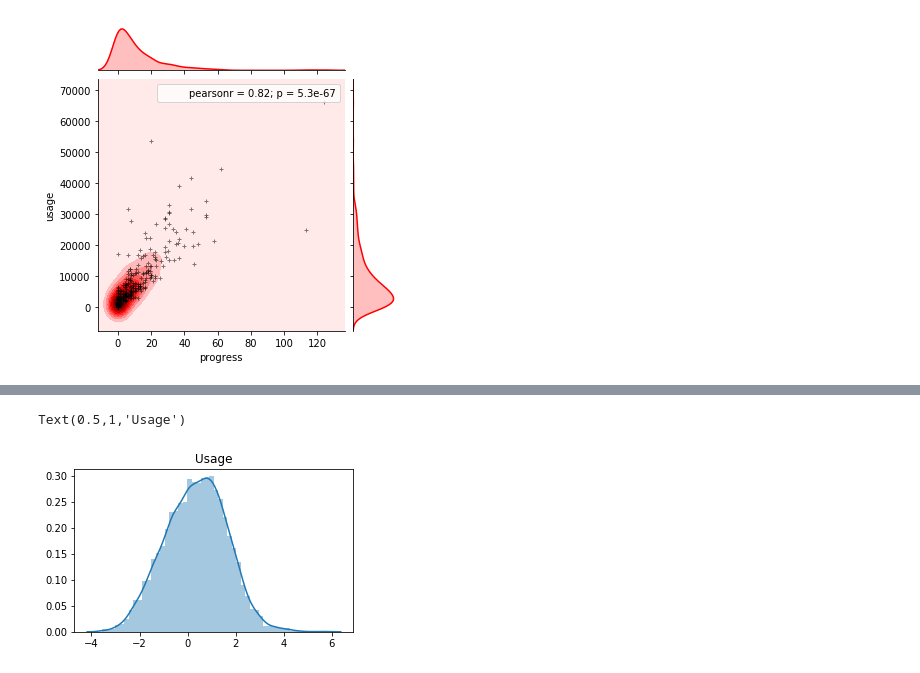
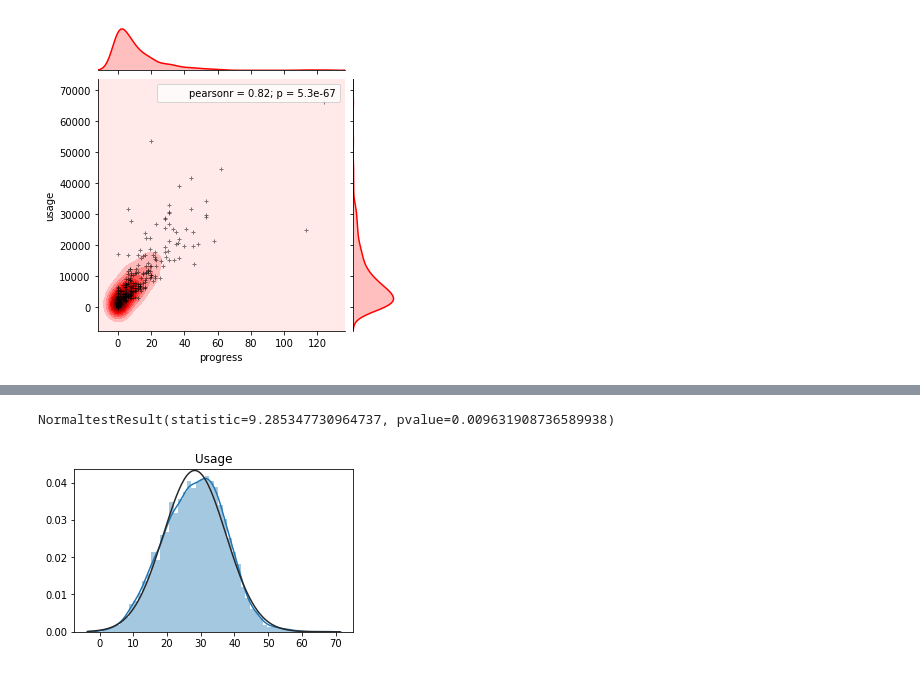
Before and after one commit to vicaws/Whizz, a Jupyter notebook: Code/Churn/Churn/NB_FeatureEngineering.ipynb, the cells around one changed output, grey strips where cells are left out. Cells and saved outputs as stored; diff of their text form; code cells hidden in the pictures.

```diff
--- a/Code/Churn/Churn/NB_FeatureEngineering.ipynb
+++ b/Code/Churn/Churn/NB_FeatureEngineering.ipynb
@@ -229,14 +344,19 @@ sns.distplot(df_whizz1.last_access+1, fit=beta)
 # %%
-from scipy.stats import gamma
+from scipy.stats import norm
 from scipy.stats import boxcox
 
-x = df_whizz1.usage.values / 3600
+x = df_whizz1.usage.values+1
 xt, _ = boxcox(x)
 
 fig = plt.figure(figsize=(5,3))
 ax = fig.add_subplot(111)
-sns.distplot(xt)
+sns.distplot(xt, fit=norm)
 ax.set_title('Usage')
+
+u, s = norm.fit(xt)
+stats.kstest(xt, norm(u,s).cdf)
+
+stats.normaltest(xt)
 # %% [output]
-Text(0.5,1,'Usage')
+NormaltestResult(statistic=9.285347730964737, pvalue=0.009631908736589938)
-[figure, old version]
+[figure, new version]
```
Also changed, not shown: parts of 18 cells of this notebook, 33 other files.
